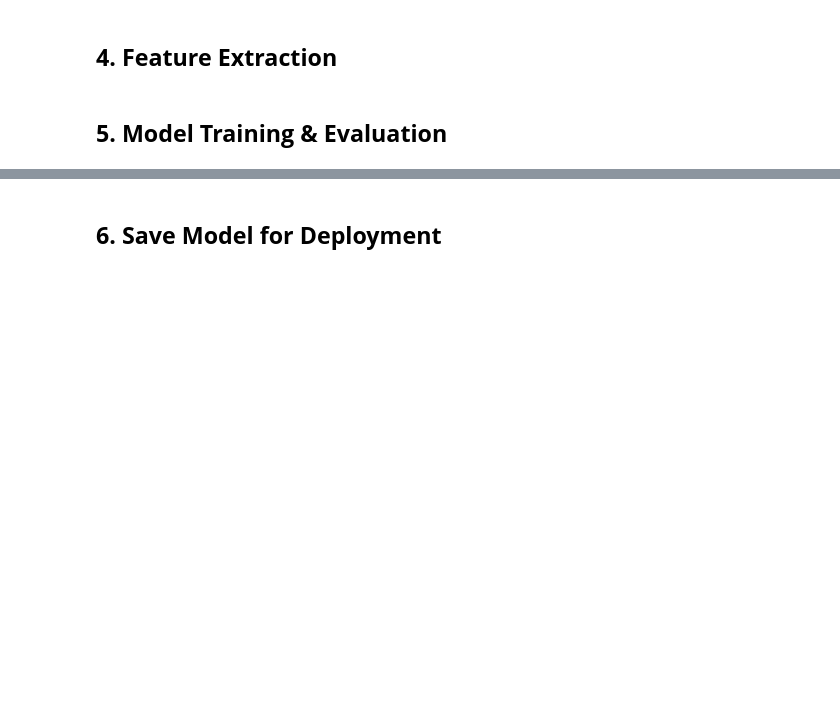
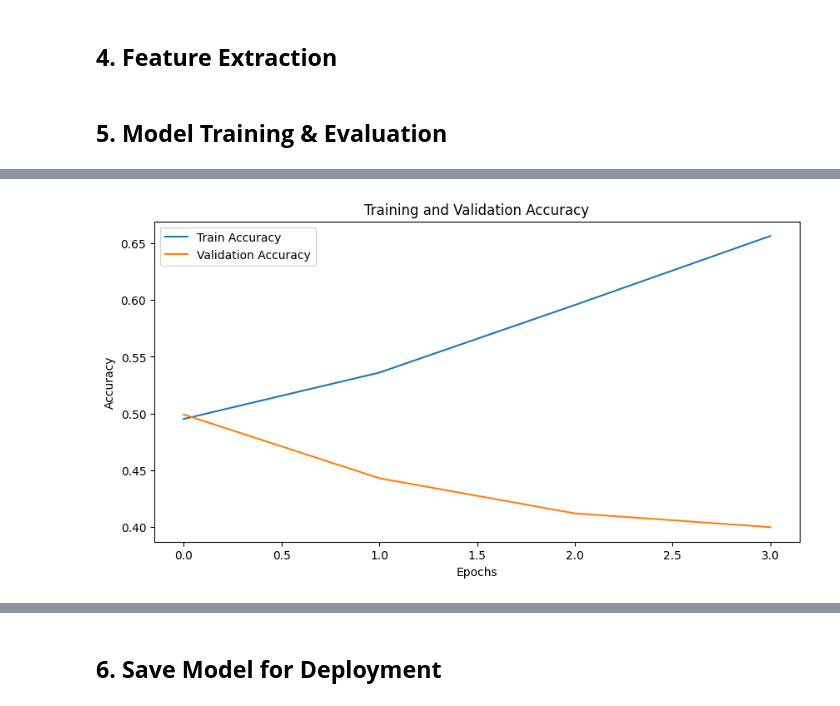
Before and after one commit to ironhack-labs/project-3-nlp, a Jupyter notebook: nlp_translation_classification.ipynb, the cells around one changed output, grey strips where cells are left out. Cells and saved outputs as stored; diff of their text form; code cells hidden in the pictures; blank space fills up the shorter version.

```diff
--- a/nlp_translation_classification.ipynb
+++ b/nlp_translation_classification.ipynb
@@ -40,11 +71,20 @@ plt.show()
 # %% [markdown]
 ## **3. Text Preprocessing**
 # %%
+import unidecode
+
+# remove accents and ñÑ, etc.
+df['text_no_accents'] = df['text'].apply(unidecode.unidecode)
+
 # Load SpaCy Spanish model
-nlp = spacy.load('es_core_news_md')
+nlp = spacy.load('es_core_news_lg')
 def preprocess_text(text):
+    # process the Text with spacy
     doc = nlp(text.lower())
+    # Filter and Lemmatize Tokens
     tokens = [token.lemma_ for token in doc if not token.is_stop and token.is_alpha]
     return ' '.join(tokens)
-df['clean_text'] = df['text'].apply(preprocess_text)
+
+
+df['clean_text'] = df['text_no_accents'].apply(preprocess_text)
 df.head()
@@ -72,0 +132,63 @@ plt.show()
+# %%
+import numpy as np
+import pandas as pd
+from sklearn.model_selection import train_test_split
+from sklearn.feature_extraction.text import TfidfVectorizer
+from sklearn.preprocessing import LabelEncoder
+from tensorflow.keras.models import Sequential
+from tensorflow.keras.layers import Dense, Dropout
+from tensorflow.keras.utils import to_categorical
+from tensorflow.keras.callbacks import EarlyStopping
+
+
+# Step 1: Prepare the data
+# Convert text to TF-IDF features
+vectorizer = TfidfVectorizer(max_features=5000)  # Limit to top 5000 features for simplicity
+X = vectorizer.fit_transform(df['clean_text']).toarray()
+
+# Encode labels (0 or 1)
+label_encoder = LabelEncoder()
+y = label_encoder.fit_transform(df['label'])  # Convert labels to 0/1
+
+# Split into training and testing sets
+X_train, X_test, y_train, y_test = train_test_split(X, y, test_size=0.2, random_state=42)
+
+# Step 2: Build the Neural Network
+model = Sequential([
+    Dense(128, input_dim=X_train.shape[1], activation='relu'),  # First hidden layer
+    Dropout(0.5),  # Prevent overfitting
+    Dense(64, activation='relu'),  # Second hidden layer
+    Dropout(0.5),  # Prevent overfitting
+    Dense(1, activation='sigmoid')  # Output layer for binary classification
+])
+
+# Compile the model
+model.compile(optimizer='adam', loss='binary_crossentropy', metrics=['accuracy'])
+
+early_stopping = EarlyStopping(monitor='val_accuracy', patience=3, restore_best_weights=True)
+
+history = model.fit(
+    X_train, y_train,
+    epochs=50,  # Use more epochs to allow early stopping
+    batch_size=32,
+    validation_split=0.2,
+    callbacks=[early_stopping],
+    verbose=1
+)
+
+# Step 4: Evaluate the Model
+test_loss, test_accuracy = model.evaluate(X_test, y_test)
+print(f"Test Accuracy: {test_accuracy:.2f}")
+
+# Step 5: Visualize Training History
+import matplotlib.pyplot as plt
+
+plt.figure(figsize=(10, 5))
+plt.plot(history.history['accuracy'], label='Train Accuracy')
+plt.plot(history.history['val_accuracy'], label='Validation Accuracy')
+plt.xlabel('Epochs')
+plt.ylabel('Accuracy')
+plt.title('Training and Validation Accuracy')
+plt.legend()
+plt.show()
+# %% [output]
@@ -72,0 +205 @@ plt.show()
+[figure, added]
```
Also changed, not shown: parts of 15 cells of this notebook, 1 other file.
